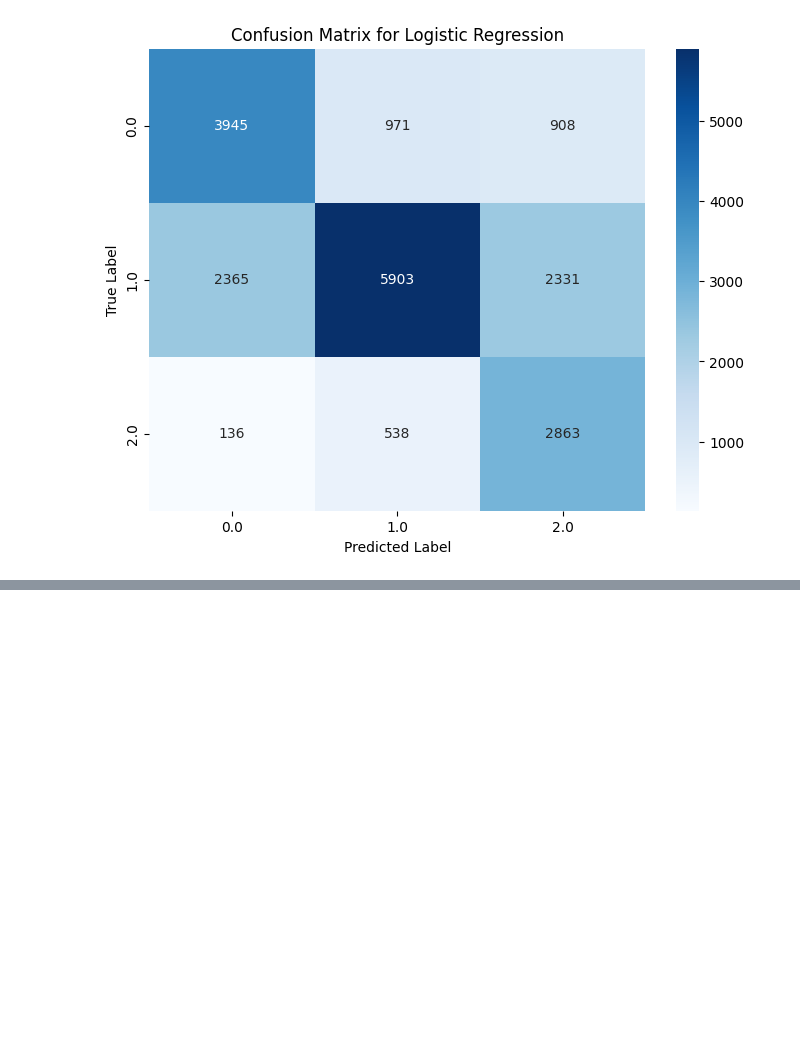
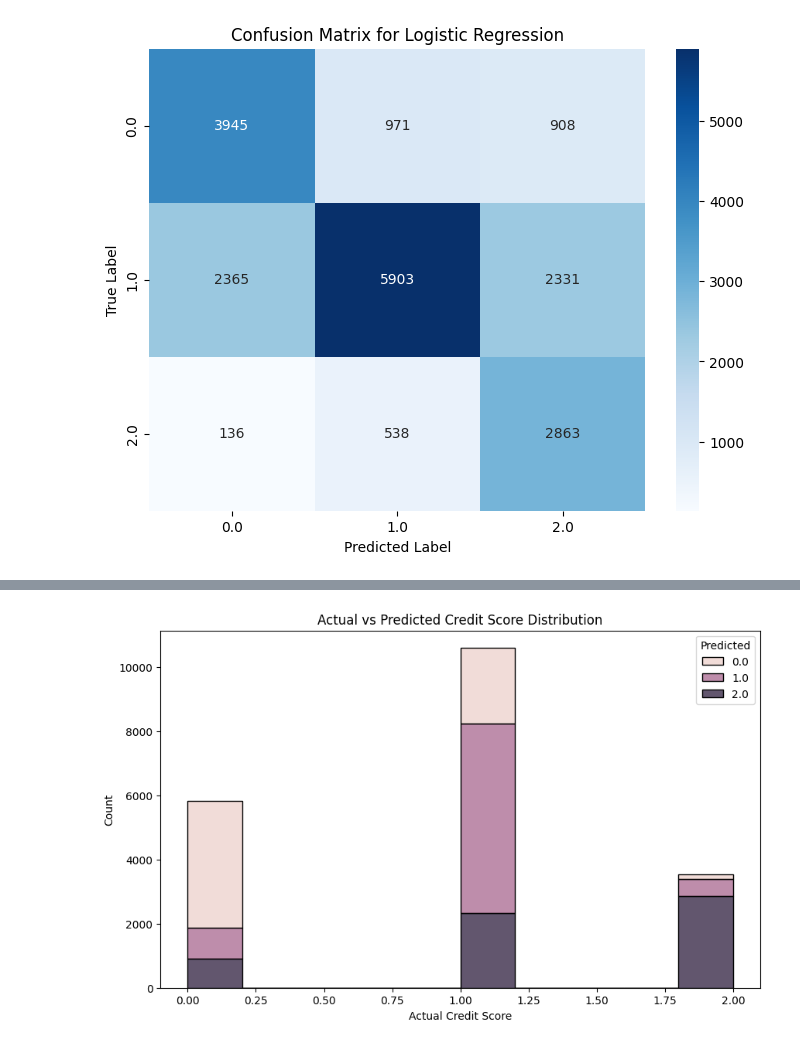
Before and after one commit to shetesaurabh03/Credit-Score-Classification, a Jupyter notebook: Credit_Score_Classification.ipynb, the cells around one changed output, grey strips where cells are left out. Saved outputs shown, nothing was run; the diff lists cells and outputs as text; code cells hidden in the pictures; blank space fills up the shorter version.

```diff
--- a/Credit_Score_Classification.ipynb
+++ b/Credit_Score_Classification.ipynb
@@ -938,0 +878,24 @@ For milestone 2
+# %%
+import matplotlib.pyplot as plt
+import seaborn as sns
+import pandas as pd
+import numpy as np
+
+# Assuming 'lr_predictions' DataFrame from your previous code
+# Extract true labels and predictions
+y_true = lr_predictions.select("Credit_Score").toPandas()
+y_pred = lr_predictions.select("prediction").toPandas()
+
+# --- Actual vs Predicted Credit Score Distribution ---
+# Create a combined DataFrame
+pred_df = pd.DataFrame({'Actual': y_true['Credit_Score'].values, 'Predicted': y_pred['prediction'].values})
+
+# Plotting the distribution
+plt.figure(figsize=(10, 6))
+sns.histplot(pred_df, x='Actual', hue='Predicted', multiple="stack", bins=10, kde=False)
+plt.xlabel('Actual Credit Score')
+plt.ylabel('Count')
+plt.title('Actual vs Predicted Credit Score Distribution')
+plt.show()
+# %% [output]
+[figure, added]
```
Also changed, not shown: parts of 53 cells of this notebook.
